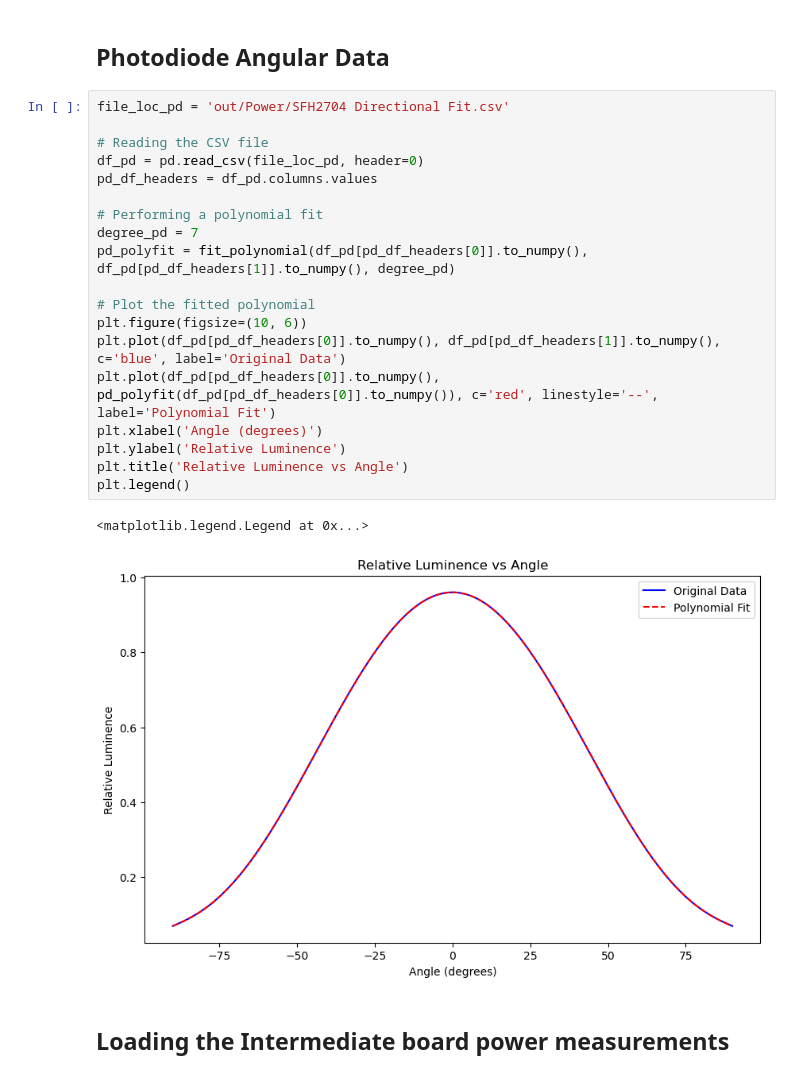
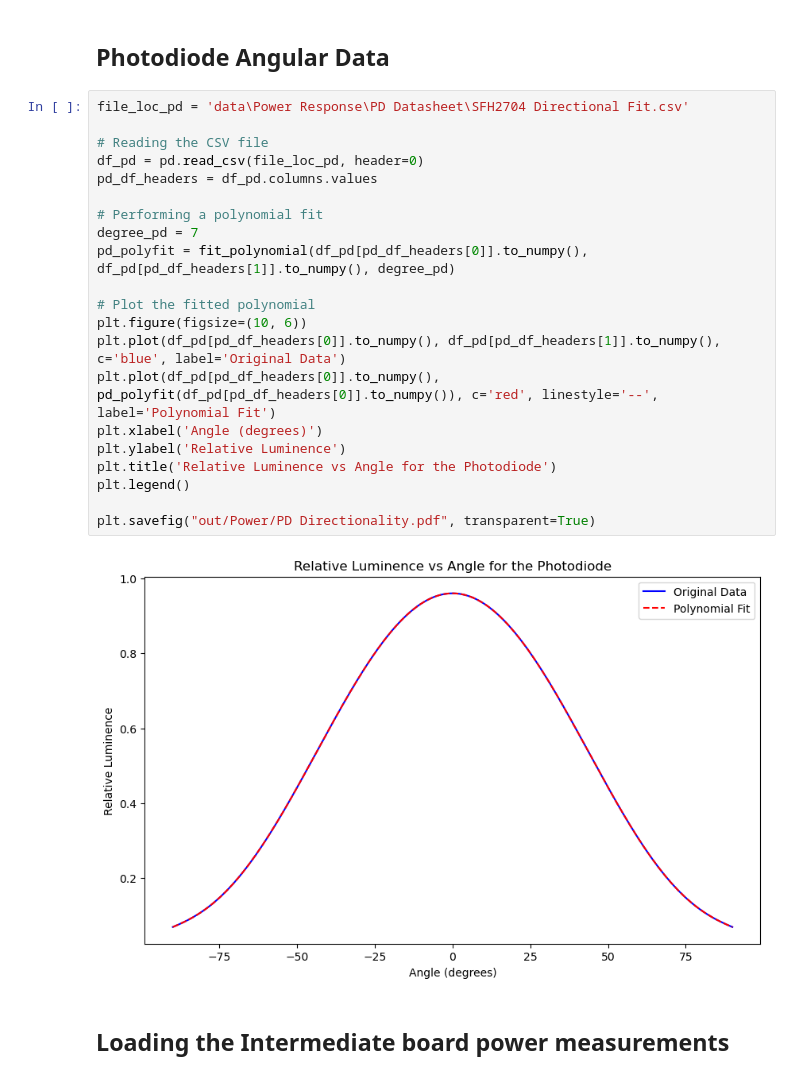
Before and after one commit to sainikhileshmurtyk/OENN-Analysis, a Jupyter notebook: Power and Response/2023-11-16 Power Analysis.ipynb, the cells around one changed output. Cells and saved outputs as stored; diff of their text form.

```diff
--- a/Power and Response/2023-11-16 Power Analysis.ipynb
+++ b/Power and Response/2023-11-16 Power Analysis.ipynb
@@ -264,27 +279,28 @@ plt.show()
 # %% [markdown]
 ## Photodiode Angular Data
 # %%
-file_loc_pd = 'out/Power/SFH2704 Directional Fit.csv'
+file_loc_pd = 'data\Power Response\PD Datasheet\SFH2704 Directional Fit.csv'
 
 # Reading the CSV file
 df_pd = pd.read_csv(file_loc_pd, header=0)
 pd_df_headers = df_pd.columns.values
 
 # Performing a polynomial fit
 degree_pd = 7
 pd_polyfit = fit_polynomial(df_pd[pd_df_headers[0]].to_numpy(), df_pd[pd_df_headers[1]].to_numpy(), degree_pd)
 
 # Plot the fitted polynomial
 plt.figure(figsize=(10, 6))
 plt.plot(df_pd[pd_df_headers[0]].to_numpy(), df_pd[pd_df_headers[1]].to_numpy(), c='blue', label='Original Data')
 plt.plot(df_pd[pd_df_headers[0]].to_numpy(), pd_polyfit(df_pd[pd_df_headers[0]].to_numpy()), c='red', linestyle='--', label='Polynomial Fit')
 plt.xlabel('Angle (degrees)')
 plt.ylabel('Relative Luminence')
-plt.title('Relative Luminence vs Angle')
+plt.title('Relative Luminence vs Angle for the Photodiode')
 plt.legend()
+
+plt.savefig("out/Power/PD Directionality.pdf", transparent=True)
 # %% [output]
-<matplotlib.legend.Legend at 0x...>
-[figure, old version]
+[figure, new version]
 # %% [markdown]
 ## Loading the Intermediate board power measurements
 # %%
```
Also changed, not shown: parts of 5 cells of this notebook.
